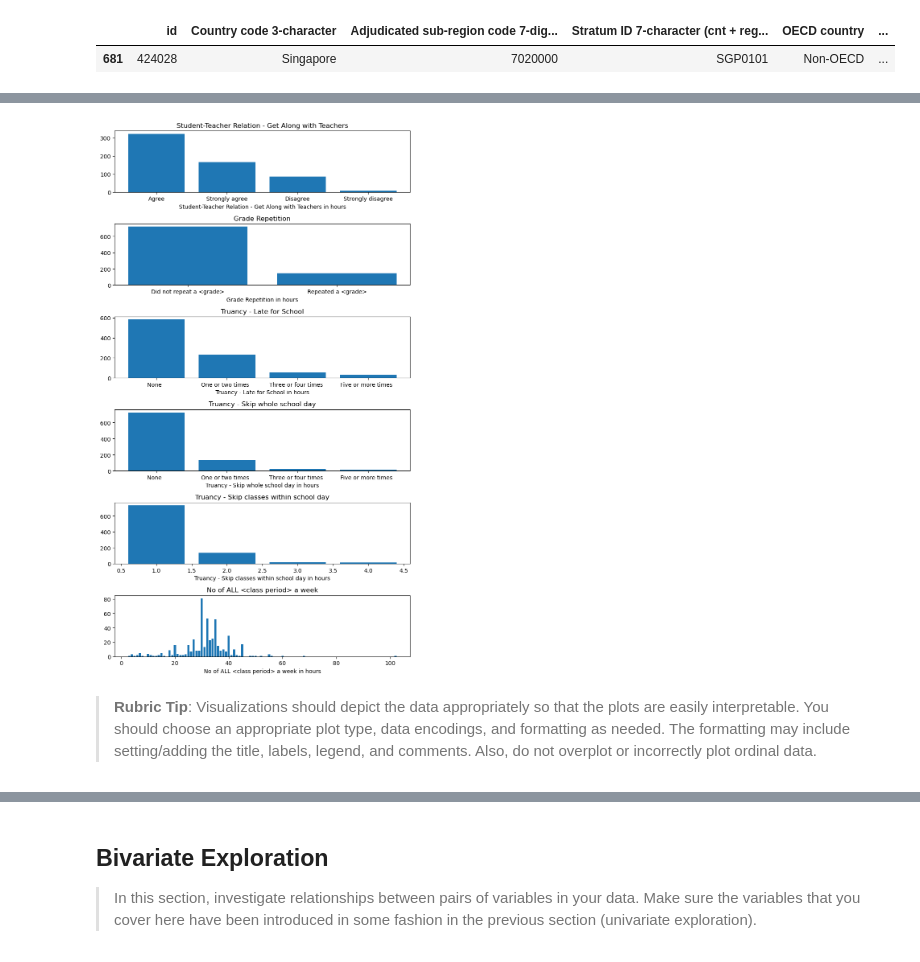
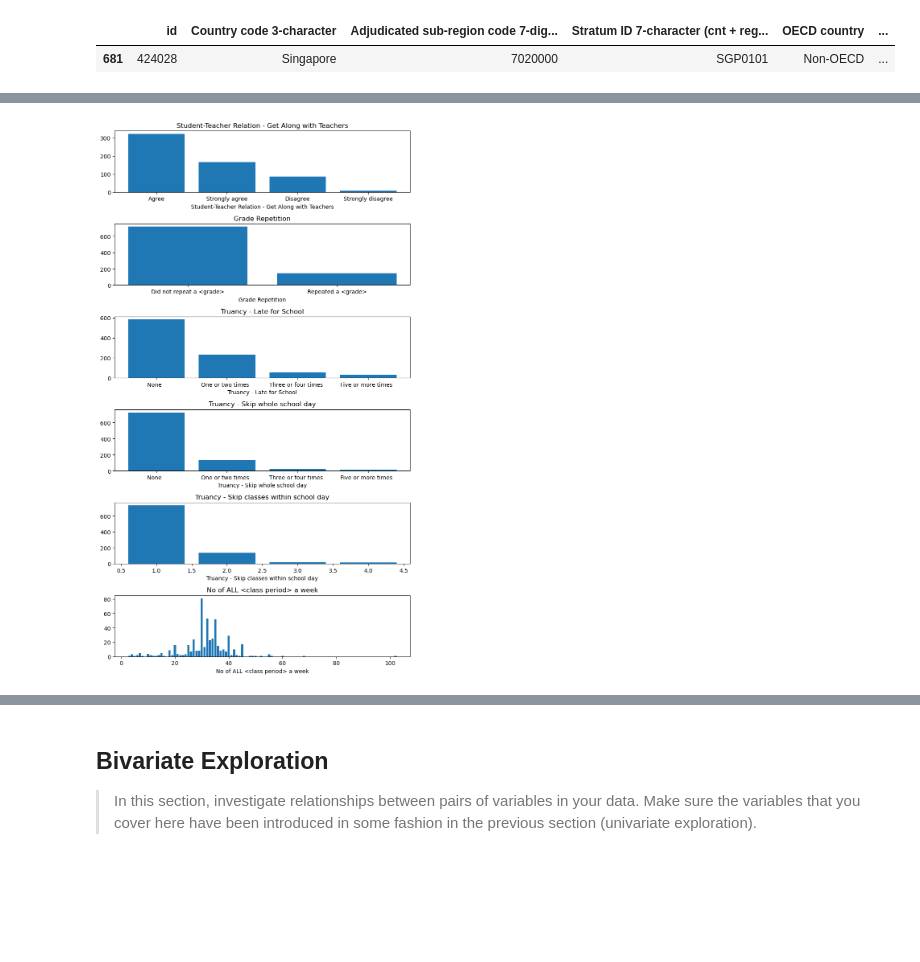
Before and after one commit to henanhasan/visualization_project, a Jupyter notebook: Part_I_exploration.ipynb, the cells around one changed output, grey strips where cells are left out. Drawn from its saved outputs; the diff is of its cells as text; code cells hidden in the pictures; blank space fills up the shorter version.

```diff
--- a/Part_I_exploration.ipynb
+++ b/Part_I_exploration.ipynb
@@ -370,26 +372,22 @@ outliers_gone[outliers_gone['No of ALL <class period> a week'] >= 100]
 # %%
 # let's start with the major school wise facts that may contribute, student-teacher relation, any Tuancy in respect of time and type, number of classes in hours, and grade repition.
 
 fig, ax = plt.subplots(nrows=6, figsize=[8, 14])
 
 variables = ['Student-Teacher Relation - Get Along with Teachers',
              'Grade Repetition',
              'Truancy - Late for School',
              'Truancy - Skip whole school day',
              'Truancy - Skip classes within school day',
              'No of ALL <class period> a week']
 
 for i, var in enumerate(variables):
     ax[i].bar(x=outliers_gone[var].value_counts().index,
               height=outliers_gone[var].value_counts().values)
-    ax[i].set_xlabel('{} in hours'.format(var))
+    ax[i].set_xlabel('{}'.format(var))
     ax[i].set_title(var)
 
 plt.tight_layout()
 plt.show();
 # %% [output]
-[figure, old version]
+[figure, new version]
-# %% [markdown]
-
-
->**Rubric Tip**: Visualizations should depict the data appropriately so that the plots are easily interpretable. You should choose an appropriate plot type, data encodings, and formatting as needed. The formatting may include setting/adding the title, labels, legend, and comments. Also, do not overplot or incorrectly plot ordinal data.
```
Also changed, not shown: parts of 15 cells of this notebook, 1 other file.
